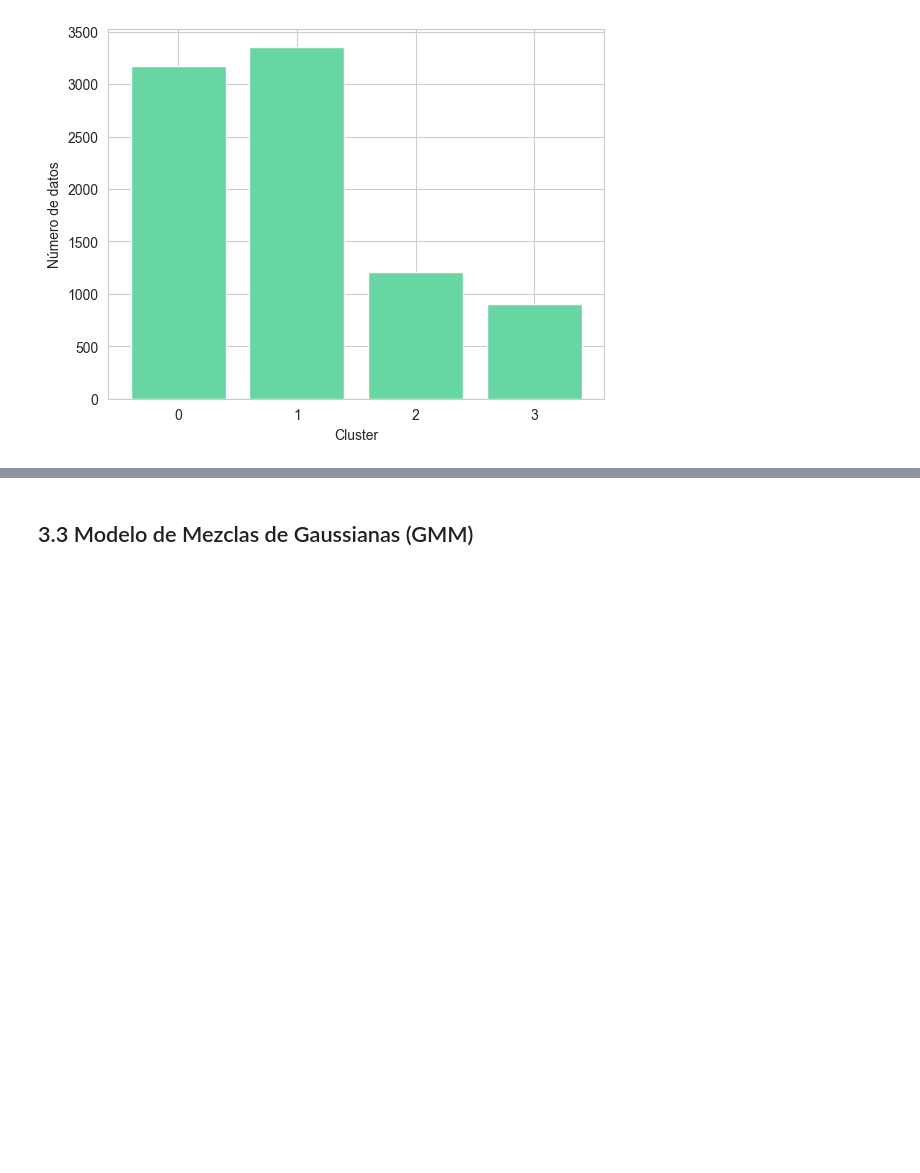
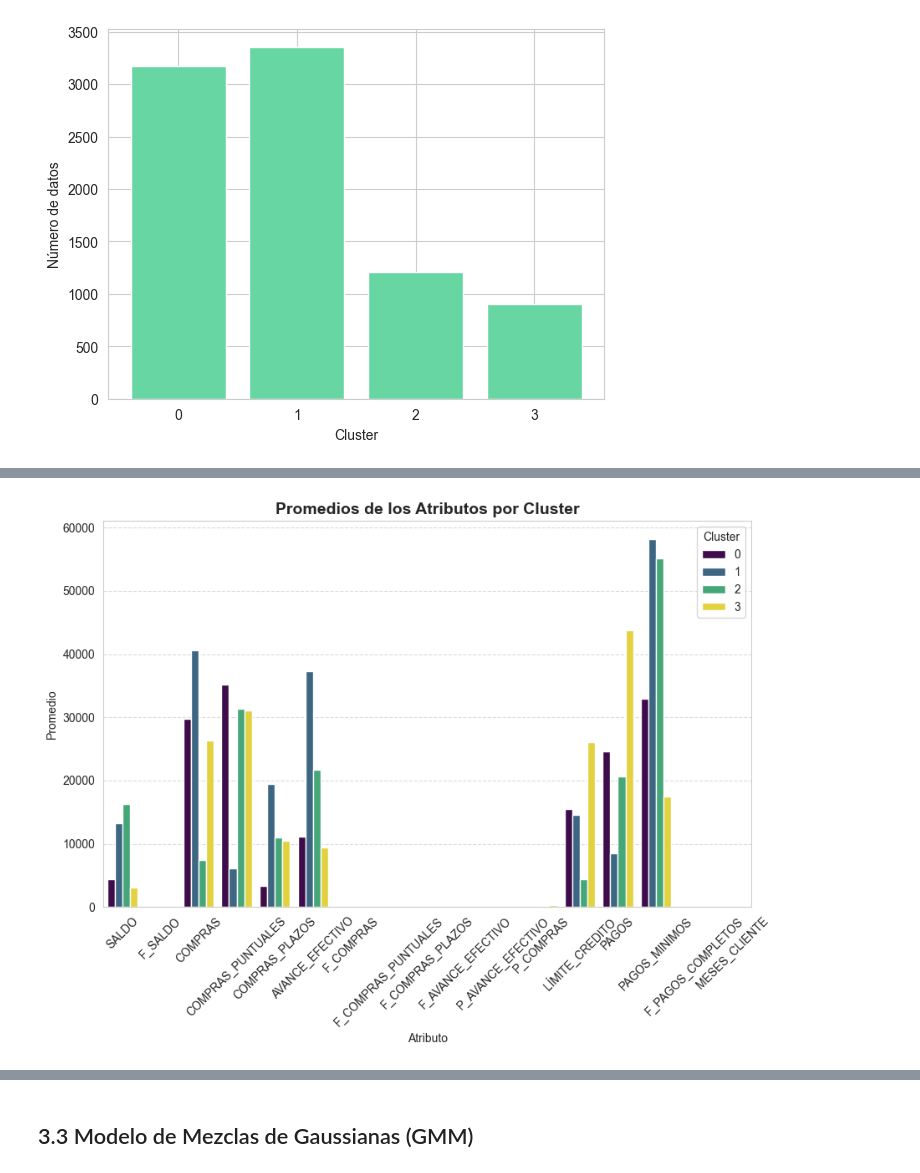
Before and after one commit to NataliaVillegasC/BI-Laboratorio2_Agrupacion, a Jupyter notebook: AgrupacionLab.ipynb, the cells around one changed output, grey strips where cells are left out. Drawn from its saved outputs; the diff is of its cells as text; code cells hidden in the pictures; blank space fills up the shorter version.

```diff
--- a/AgrupacionLab.ipynb
+++ b/AgrupacionLab.ipynb
@@ -950,3 +946,8 @@ plt.xticks(indexes)
   <matplotlib.axis.XTick at 0x...>],
  [Text(0, 0, '0'), Text(1, 0, '1'), Text(2, 0, '2'), Text(3, 0, '3')])
 [figure]
+# %%
+copiaEscaldos_1 = df_scaled.copy()
+copiaEscaldos_2 = df_scaled.copy()
+
+datos_desEscalados = pd.DataFrame(standard_scaler.inverse_transform(copiaEscaldos_1), columns=df_scaled.columns)
@@ -952,0 +970,3 @@ plt.xticks(indexes)
+# %%
+datos_desEscalados["Cluster"] = labelModelAC
+copiaEscaldos_2["Cluster"] = labelModelAC
@@ -952,0 +977,4 @@ plt.xticks(indexes)
+# %%
+df_clusters = datos_desEscalados.groupby("Cluster").mean()
+df_clusters = df_clusters.reset_index()
+df_clusters
@@ -952,0 +1093,20 @@ plt.xticks(indexes)
+# %%
+import matplotlib.pyplot as plt
+import seaborn as sns
+
+# Suponiendo que df_clusters tiene los promedios y una columna "Cluster"
+df_melted = df_clusters.melt(id_vars="Cluster", var_name="Atributo", value_name="Promedio")
+
+plt.figure(figsize=(10,6))
+sns.barplot(data=df_melted, x="Atributo", y="Promedio", hue="Cluster", palette="viridis")
+
+plt.xticks(rotation=45)  # Rota los labels si hay muchos atributos
+plt.title("Promedios de los Atributos por Cluster", fontsize=14, fontweight="bold")
+plt.xlabel("Atributo")
+plt.ylabel("Promedio")
+plt.legend(title="Cluster")
+plt.grid(axis="y", linestyle="--", alpha=0.7)
+
+plt.show()
+# %% [output]
+[figure, added]
```
Also changed, not shown: parts of 19 cells of this notebook.
